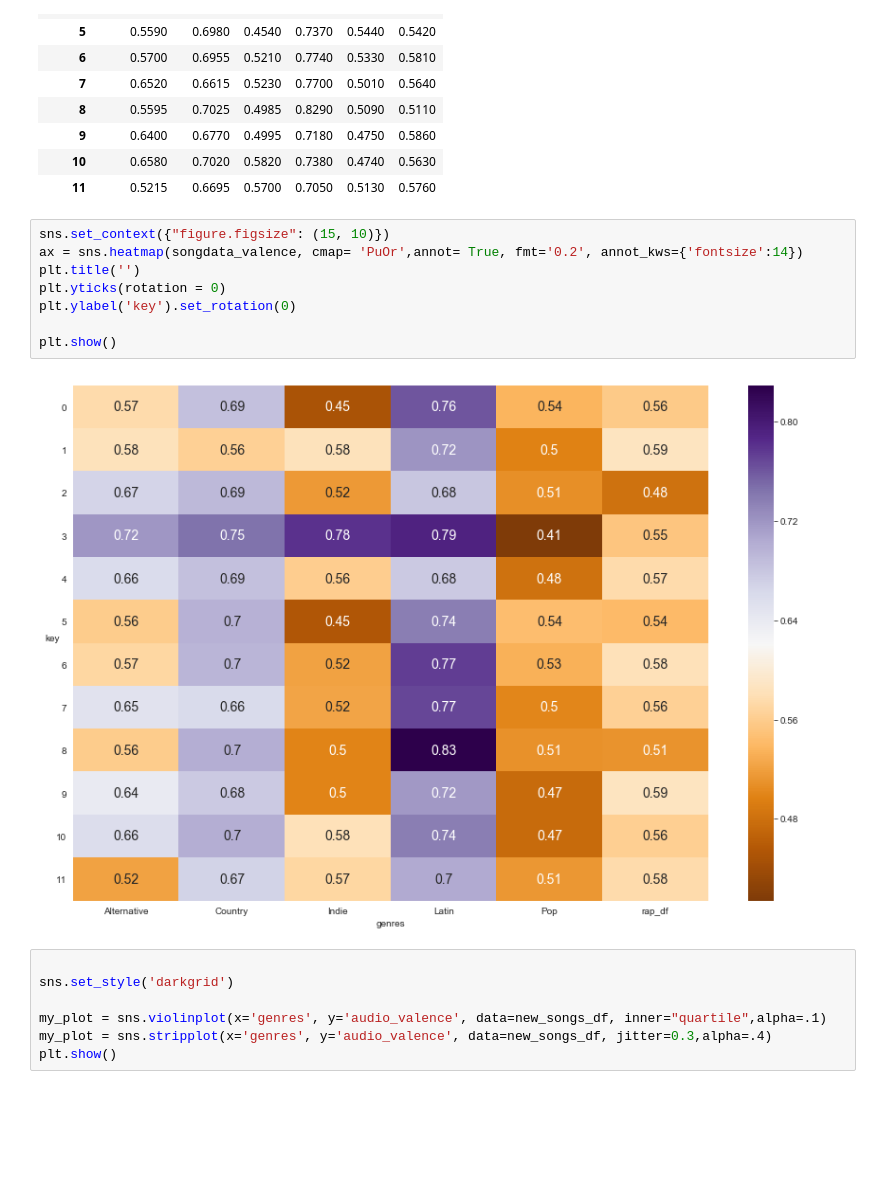
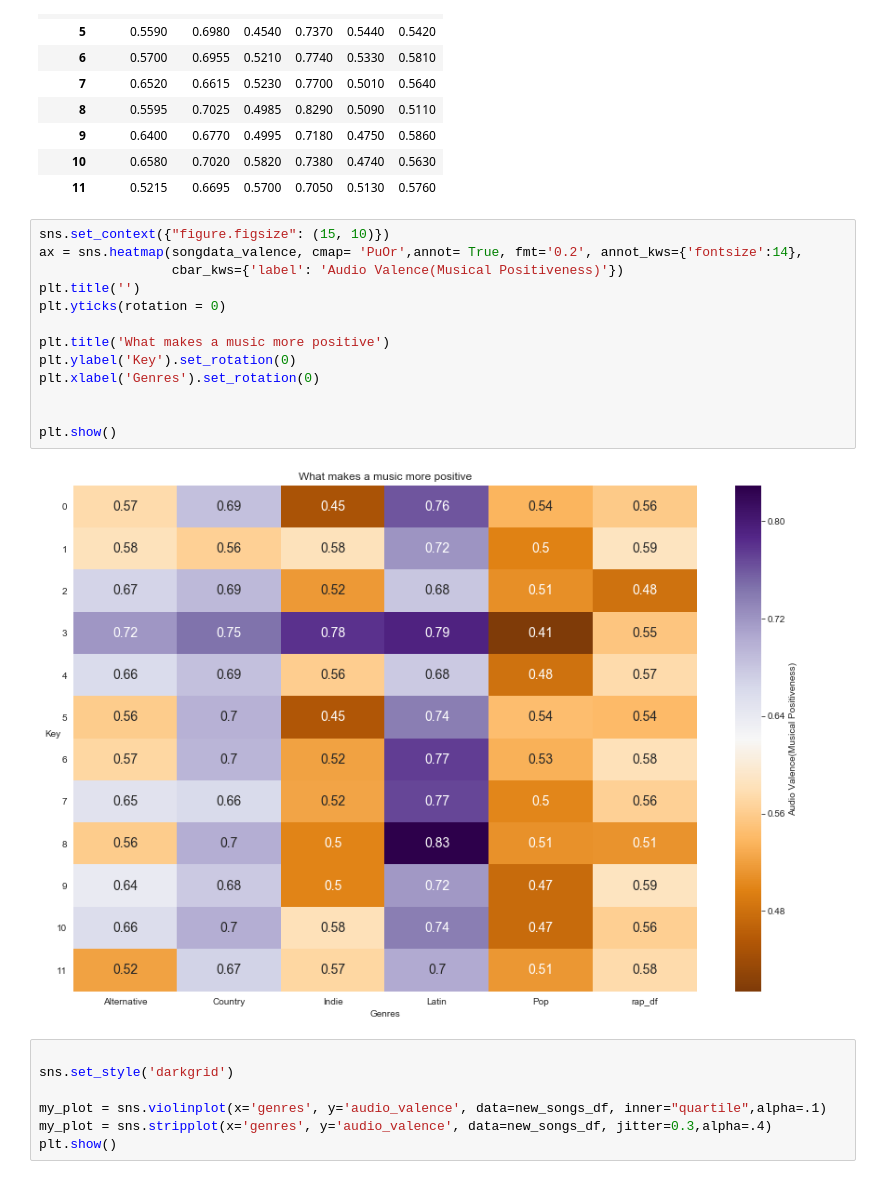
Before and after one commit to GolAbrishami/anlt232hw2, a Jupyter notebook: temp.ipynb, the cells around one changed output. Drawn from its saved outputs; the diff is of its cells as text; blank space fills up the shorter version.

Commit message:
Heatmap for genres

```diff
--- a/temp.ipynb
+++ b/temp.ipynb
@@ -365,14 +365,19 @@ songdata_valence
 | 11 | 0.5215 | 0.6695 | 0.5700 | 0.7050 | 0.5130 | 0.5760 |
 # %%
 sns.set_context({"figure.figsize": (15, 10)})
-ax = sns.heatmap(songdata_valence, cmap= 'PuOr',annot= True, fmt='0.2', annot_kws={'fontsize':14})
+ax = sns.heatmap(songdata_valence, cmap= 'PuOr',annot= True, fmt='0.2', annot_kws={'fontsize':14},
+                 cbar_kws={'label': 'Audio Valence(Musical Positiveness)'})
 plt.title('')
 plt.yticks(rotation = 0)
-plt.ylabel('key').set_rotation(0)
+
+plt.title('What makes a music more positive')
+plt.ylabel('Key').set_rotation(0)
+plt.xlabel('Genres').set_rotation(0)
+
 
 plt.show()
 # %% [output]
-[figure, old version]
+[figure, new version]
 # %%
 
 sns.set_style('darkgrid')
```
